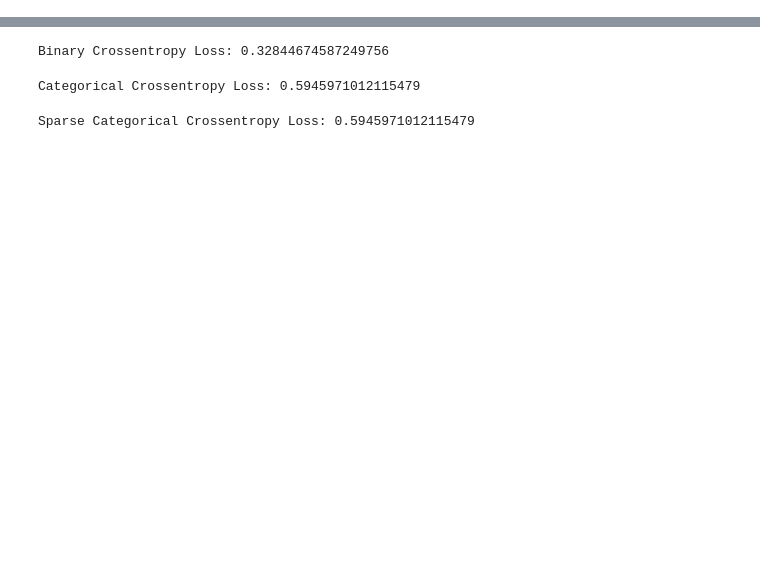
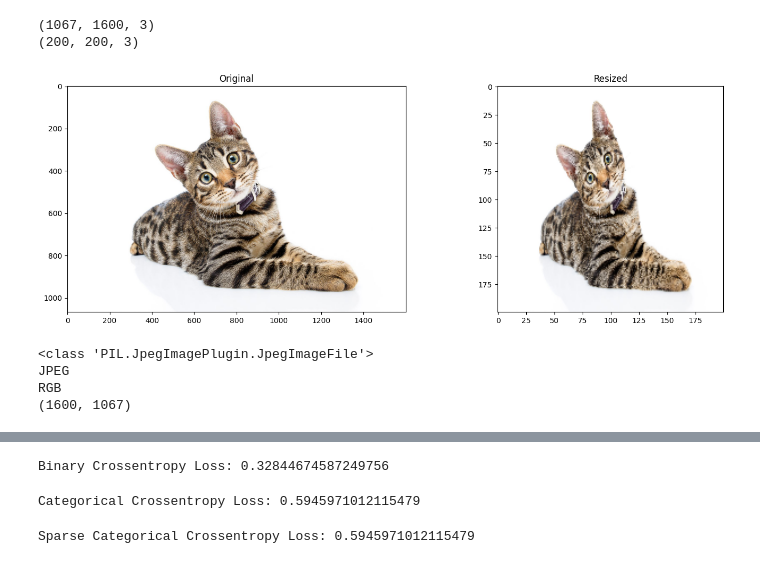
Before and after one commit to vikramviky123/deeplearning, a Jupyter notebook: tensorFlow/5_loss_checks.ipynb, the cells around one changed output, grey strips where cells are left out. Drawn from its saved outputs; the diff is of its cells as text; code cells hidden in the pictures; blank space fills up the shorter version.

```diff
--- a/tensorFlow/5_loss_checks.ipynb
+++ b/tensorFlow/5_loss_checks.ipynb
@@ -25,0 +58,38 @@ from tensorflow.keras.optimizers import Adagrad, RMSprop, Adam
+# %%
+import cv2
+import numpy as np
+
+res = cv2.resize(numpydata, dsize=(200, 200), interpolation=cv2.INTER_LINEAR)
+
+fig, ax = plt.subplots(1, 2, figsize=(15, 5))
+print(numpydata.shape)
+print(res.shape)
+ax[0].imshow(numpydata)
+ax[0].set_title("Original")
+ax[1].imshow(res)
+ax[1].set_title("Resized")
+plt.tight_layout()
+plt.show()
+# %% [output]
+(1067, 1600, 3)
+(200, 200, 3)
+[figure, added]
+# %%
+
+from keras.preprocessing.image import load_img
+import warnings
+
+# load the image via load_img
+# function
+img = load_img('cat.jpg')
+
+# details about the image printed below
+print(type(img))
+print(img.format)
+print(img.mode)
+print(img.size)
+# %% [output]
+<class 'PIL.JpegImagePlugin.JpegImageFile'>
+JPEG
+RGB
+(1600, 1067)
```
Also changed, not shown: parts of 6 cells of this notebook, 11 other files.
